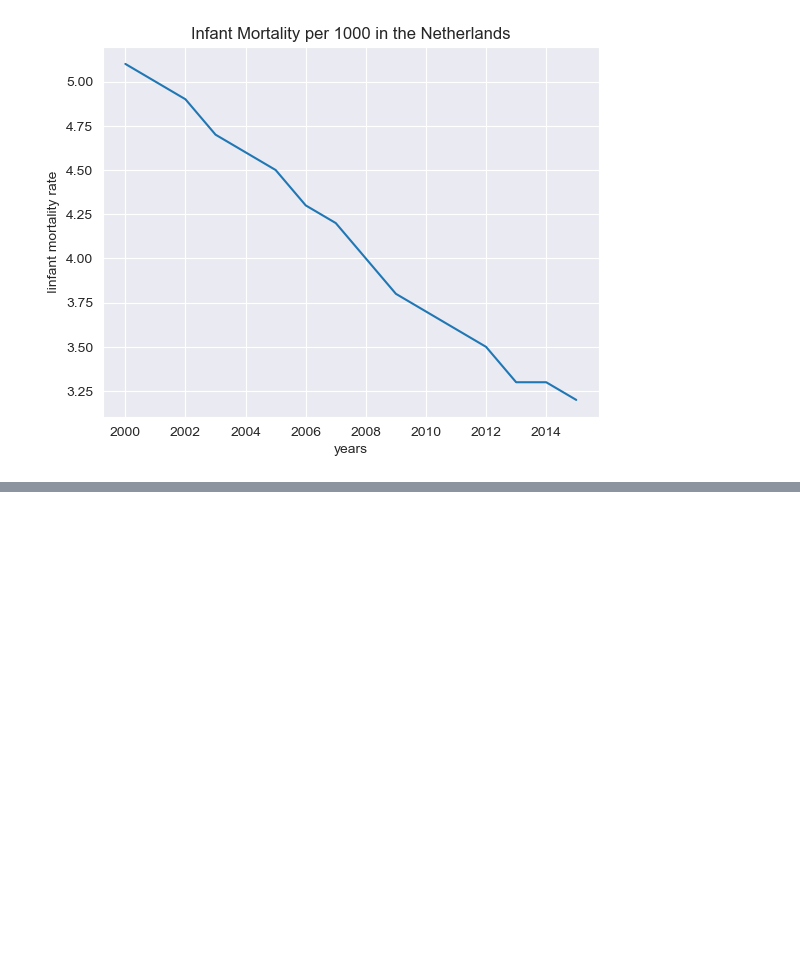
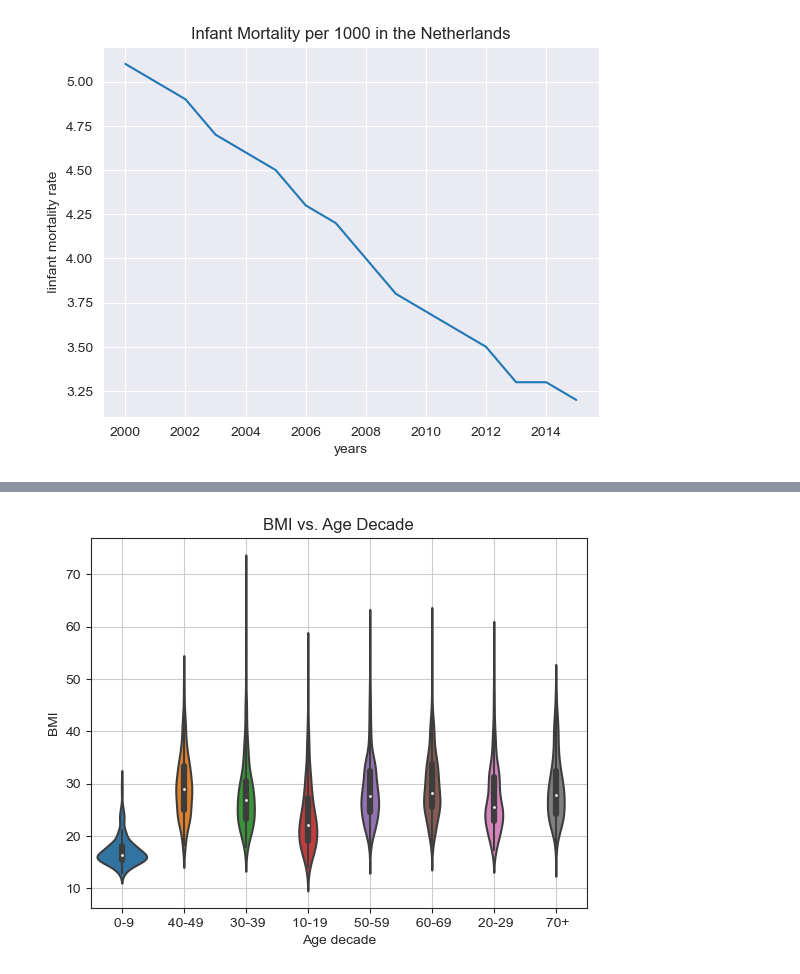
Before and after one commit to NickIsThere/AssessmentPDS1, a Jupyter notebook: PDS_2024_Assessment/Assessment.ipynb, the cells around one changed output, grey strips where cells are left out. Cells and saved outputs as stored; diff of their text form; code cells hidden in the pictures; blank space fills up the shorter version.

```diff
--- a/PDS_2024_Assessment/Assessment.ipynb
+++ b/PDS_2024_Assessment/Assessment.ipynb
@@ -209,0 +237,12 @@ plt.show()
+# %%
+# Violinplot
+plt.figure()
+sns.set_style("ticks")
+sns.violinplot(y= df_NH2000["BMI"], x= df_NH2000["AgeDecade"])
+plt.title(f"BMI vs. Age Decade")
+plt.xlabel("Age decade")
+plt.ylabel("BMI")
+plt.grid(True)
+plt.show()
+# %% [output]
+[figure, added]
```
Also changed, not shown: parts of 12 cells of this notebook, 1 other file.
